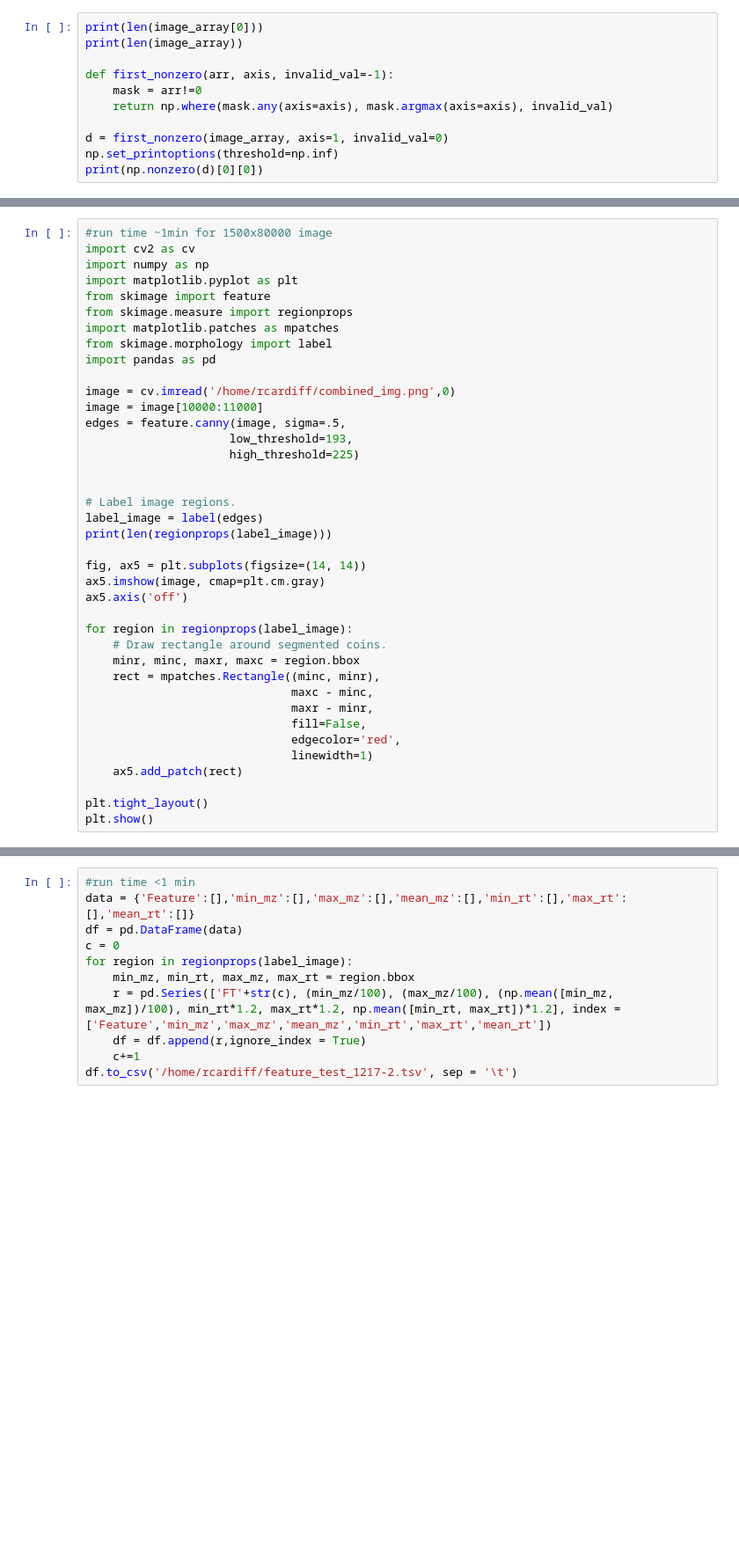
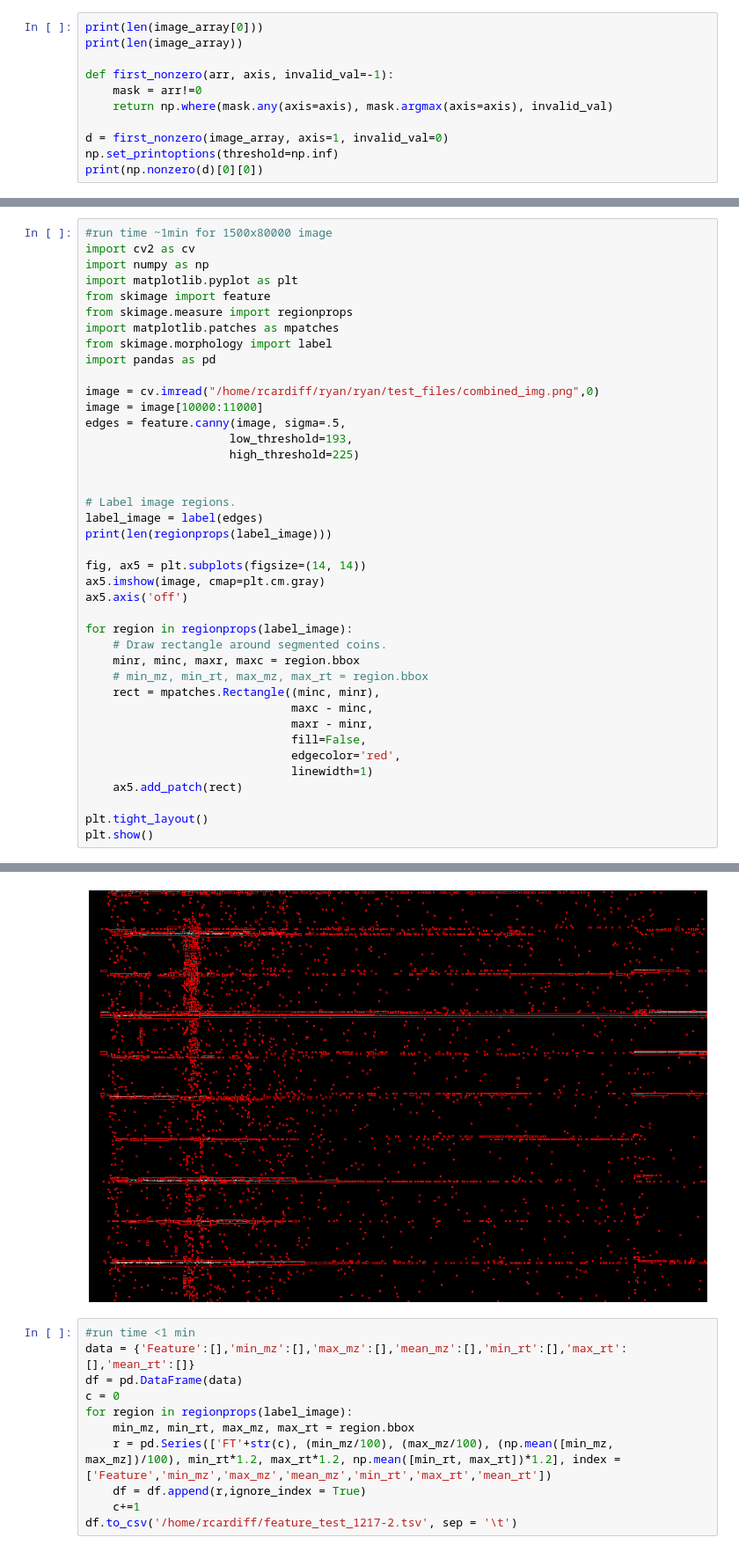
Before and after one commit to cardiffryan/metabolomics, a Jupyter notebook: dynamicWriting.ipynb, the cells around one changed output, grey strips where cells are left out. Shown: that part at 88% size. Cells and saved outputs as stored; diff of their text form; blank space fills up the shorter version.

```diff
--- a/dynamicWriting.ipynb
+++ b/dynamicWriting.ipynb
@@ -259,7 +354,7 @@ import matplotlib.patches as mpatches
 from skimage.morphology import label
 import pandas as pd
 
-image = cv.imread('/home/rcardiff/combined_img.png',0)
+image = cv.imread("/home/rcardiff/ryan/ryan/test_files/combined_img.png",0)
 image = image[10000:11000]
 edges = feature.canny(image, sigma=.5,
                      low_threshold=193,
@@ -277,6 +372,7 @@ ax5.axis('off')
 for region in regionprops(label_image):
     # Draw rectangle around segmented coins.
     minr, minc, maxr, maxc = region.bbox
+    # min_mz, min_rt, max_mz, max_rt = region.bbox
     rect = mpatches.Rectangle((minc, minr),
                               maxc - minc,
                               maxr - minr,
@@ -287,3 +383,4 @@ for region in regionprops(label_image):
 
 plt.tight_layout()
 plt.show()
+# %% [output]
@@ -290,3 +388,4 @@ plt.show()
+[figure, added]
 # %%
 #run time <1 min
 data = {'Feature':[],'min_mz':[],'max_mz':[],'mean_mz':[],'min_rt':[],'max_rt':[],'mean_rt':[]}
```
Also changed, not shown: parts of 26 cells of this notebook, 13 other files.
